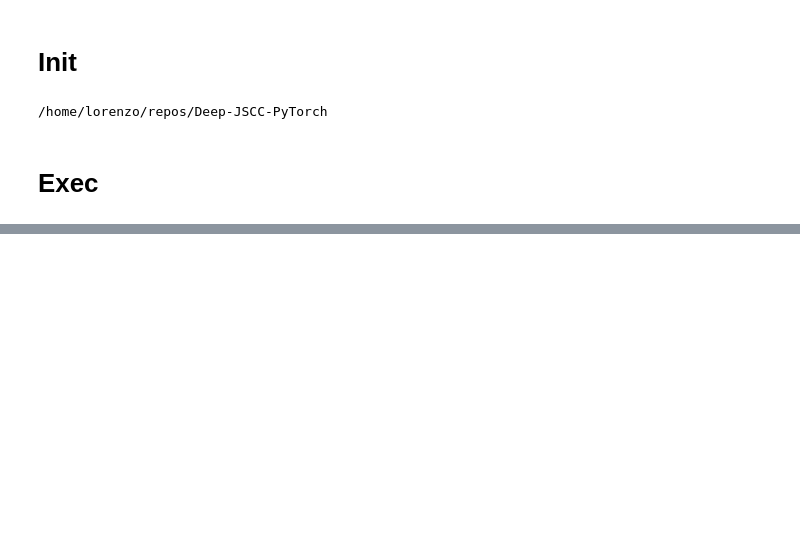
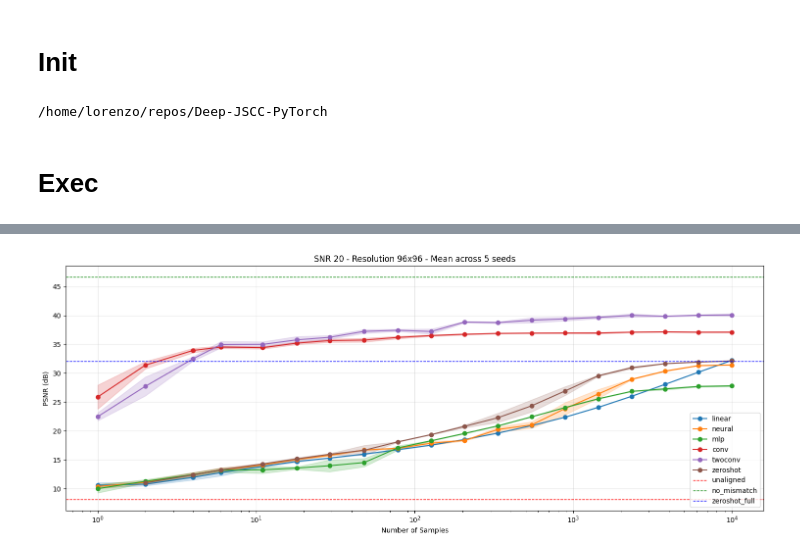
Before and after one commit to LorenzoPannacci/DJSCC-Semantic-Equalization, a Jupyter notebook: alignment/curves.ipynb, the cells around one changed output, grey strips where cells are left out. Saved outputs shown, nothing was run; the diff lists cells and outputs as text; code cells hidden in the pictures; blank space fills up the shorter version.

```diff
--- a/alignment/curves.ipynb
+++ b/alignment/curves.ipynb
@@ -125,0 +126,4 @@ plot_psnr_analysis(resolution=96, snr=30, seeds=[42, 43, 44])
+# %%
+plot_psnr_analysis(resolution=96, snr=20, seeds=[42, 43, 44, 45, 46])
+# %% [output]
+[figure, added]
```
Also changed, not shown: parts of 6 cells of this notebook, 1 other file.
